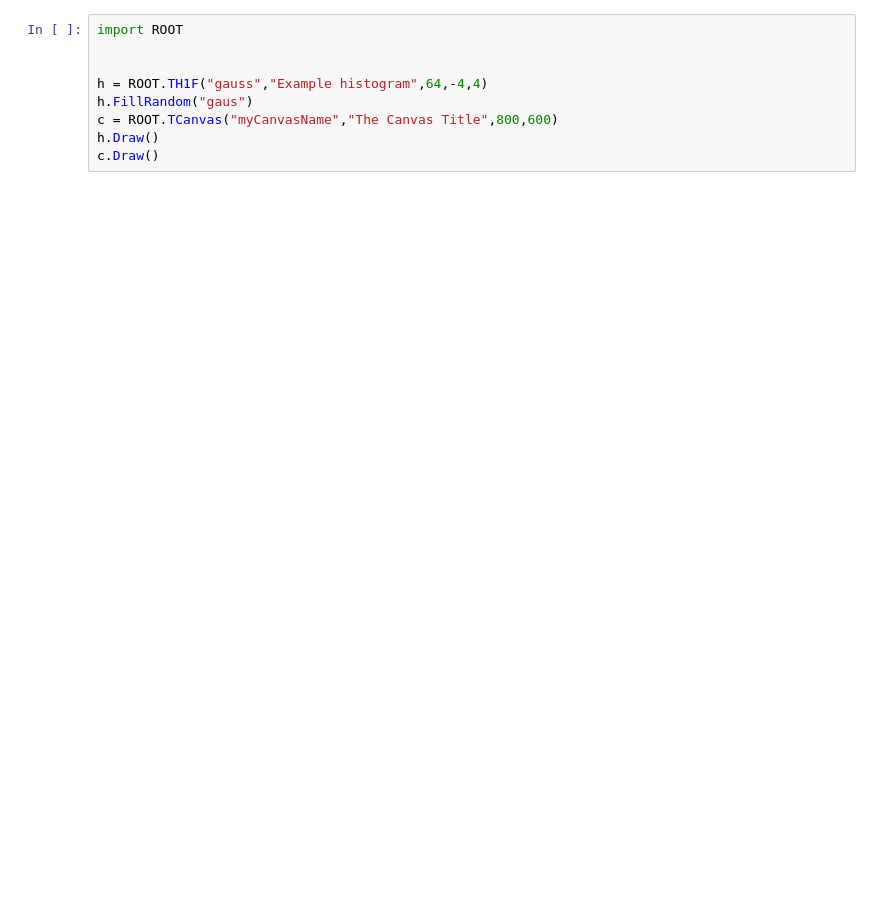
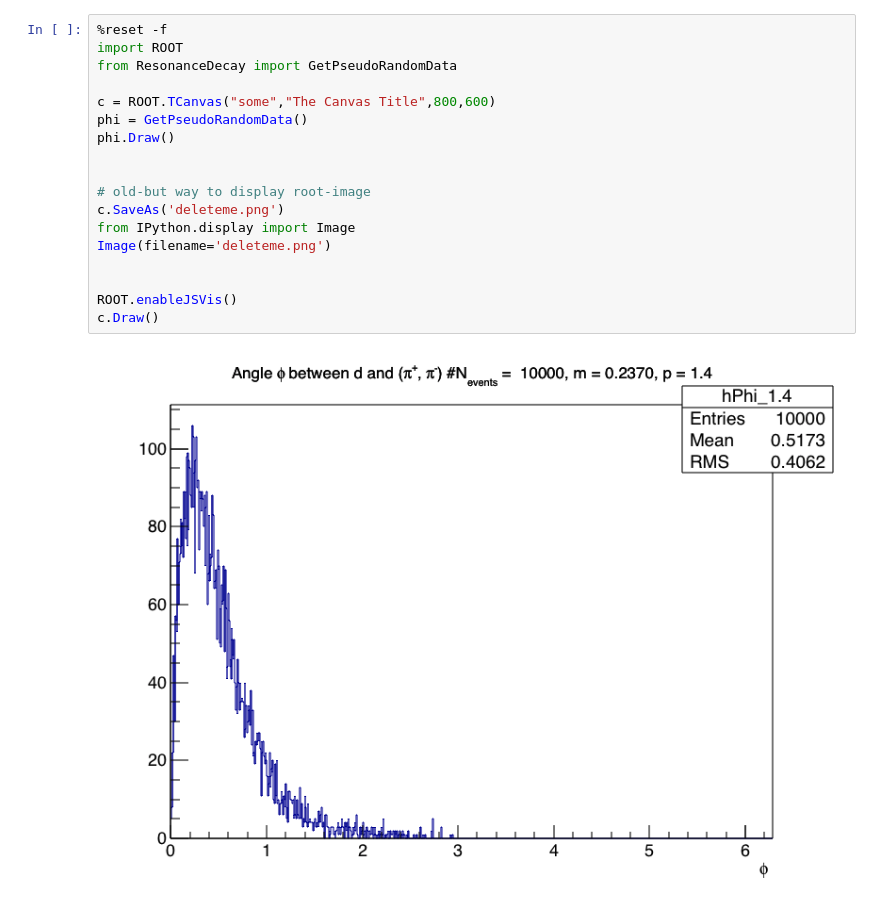
Before and after one commit to iohanes/ph-space-, a Jupyter notebook: hello_world.ipynb, the cells around one changed output. Drawn from its saved outputs; the diff is of its cells as text; blank space fills up the shorter version.

```diff
--- a/hello_world.ipynb
+++ b/hello_world.ipynb
@@ -22,9 +22,20 @@ Populating the interactive namespace from numpy and matplotlib
-# %%
-import ROOT
-
-
-h = ROOT.TH1F("gauss","Example histogram",64,-4,4)
-h.FillRandom("gaus")
-c = ROOT.TCanvas("myCanvasName","The Canvas Title",800,600)
-h.Draw()
-c.Draw()
+# %%
+%reset -f
+import ROOT
+from ResonanceDecay import GetPseudoRandomData
+
+c = ROOT.TCanvas("some","The Canvas Title",800,600)
+phi = GetPseudoRandomData()
+phi.Draw()
+
+
+# old-but way to display root-image
+c.SaveAs('deleteme.png')
+from IPython.display import Image
+Image(filename='deleteme.png')
+
+
+ROOT.enableJSVis()
+c.Draw()
+# %% [output]
+[figure, added]
```
Also changed, not shown: parts of 1 cell of this notebook, 9 other files.
